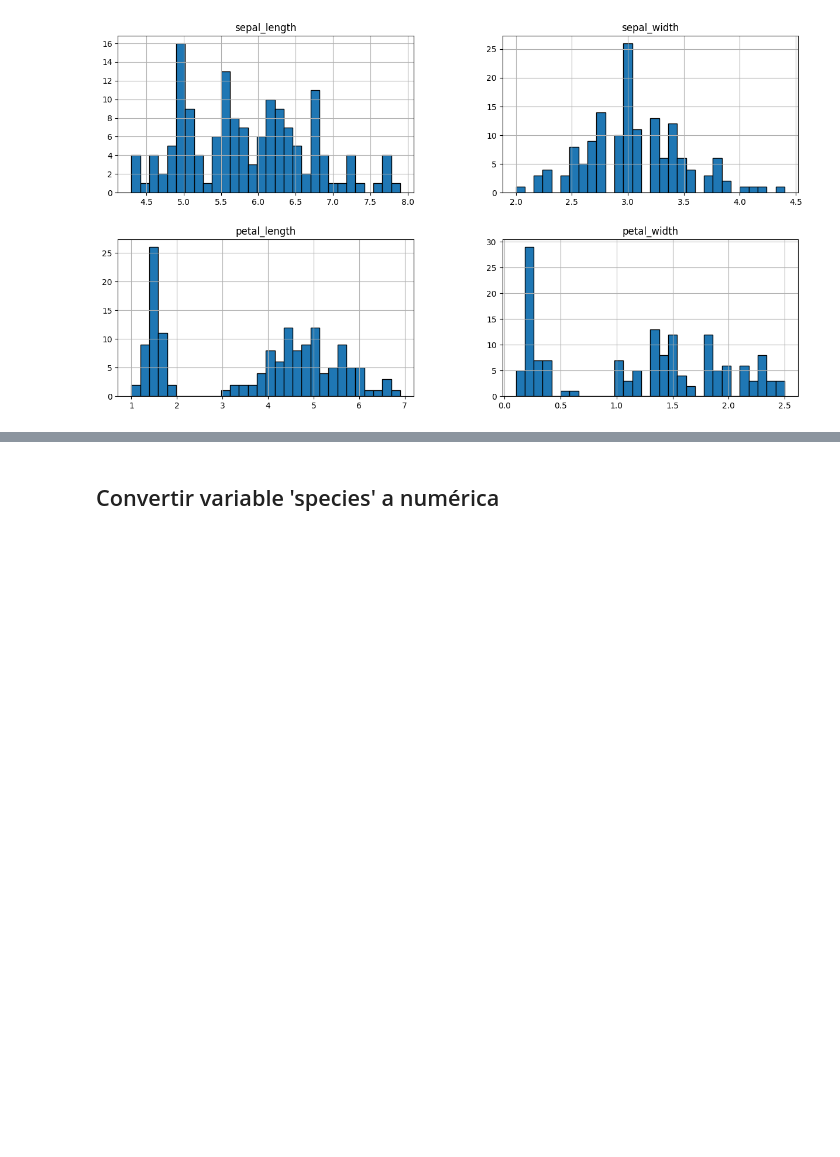
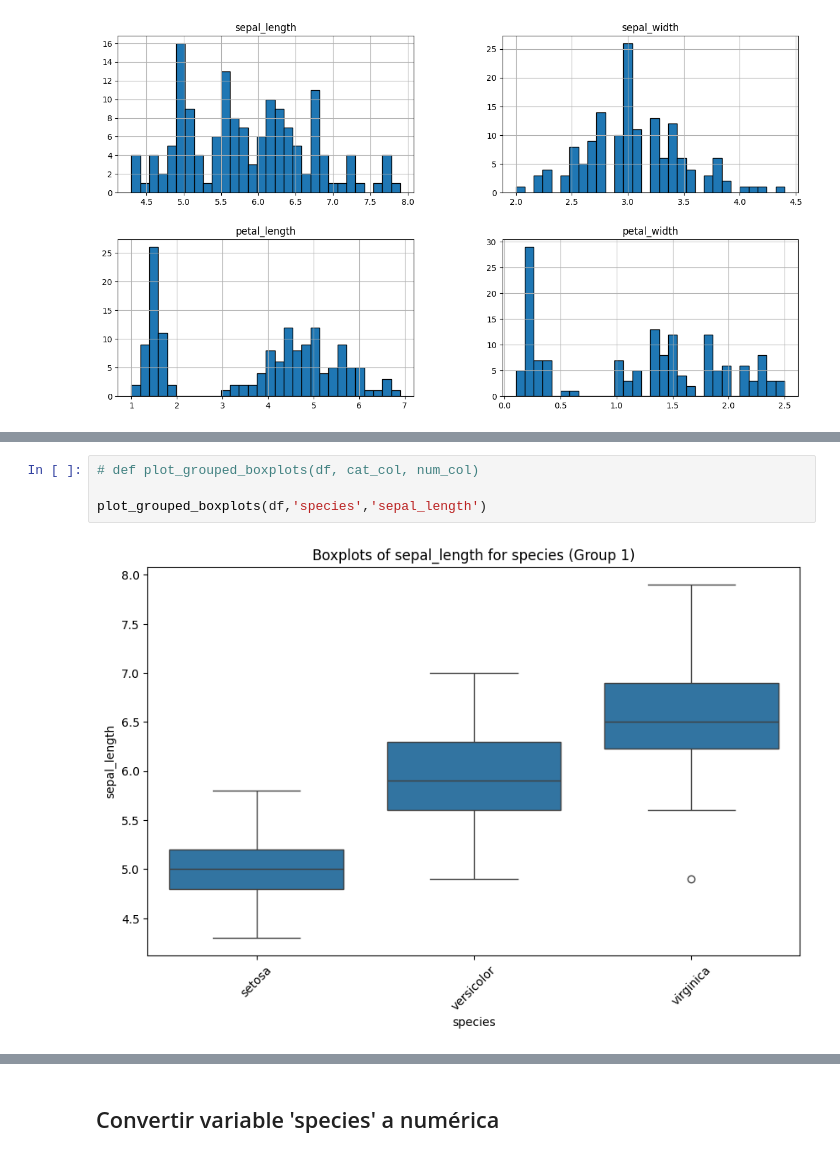
Before and after one commit to lunaft/Machine-Learning-Notes, a Jupyter notebook: Supervisados/proyecto_final.ipynb, the cells around one changed output, grey strips where cells are left out. Cells and saved outputs as stored; diff of their text form; blank space fills up the shorter version.

```diff
--- a/Supervisados/proyecto_final.ipynb
+++ b/Supervisados/proyecto_final.ipynb
@@ -216,0 +224,6 @@ array([[<Axes: title={'center': 'sepal_length'}>,
+# %%
+# def plot_grouped_boxplots(df, cat_col, num_col)
+
+plot_grouped_boxplots(df,'species','sepal_length')
+# %% [output]
+[figure, added]
```
Also changed, not shown: parts of 29 cells of this notebook.
